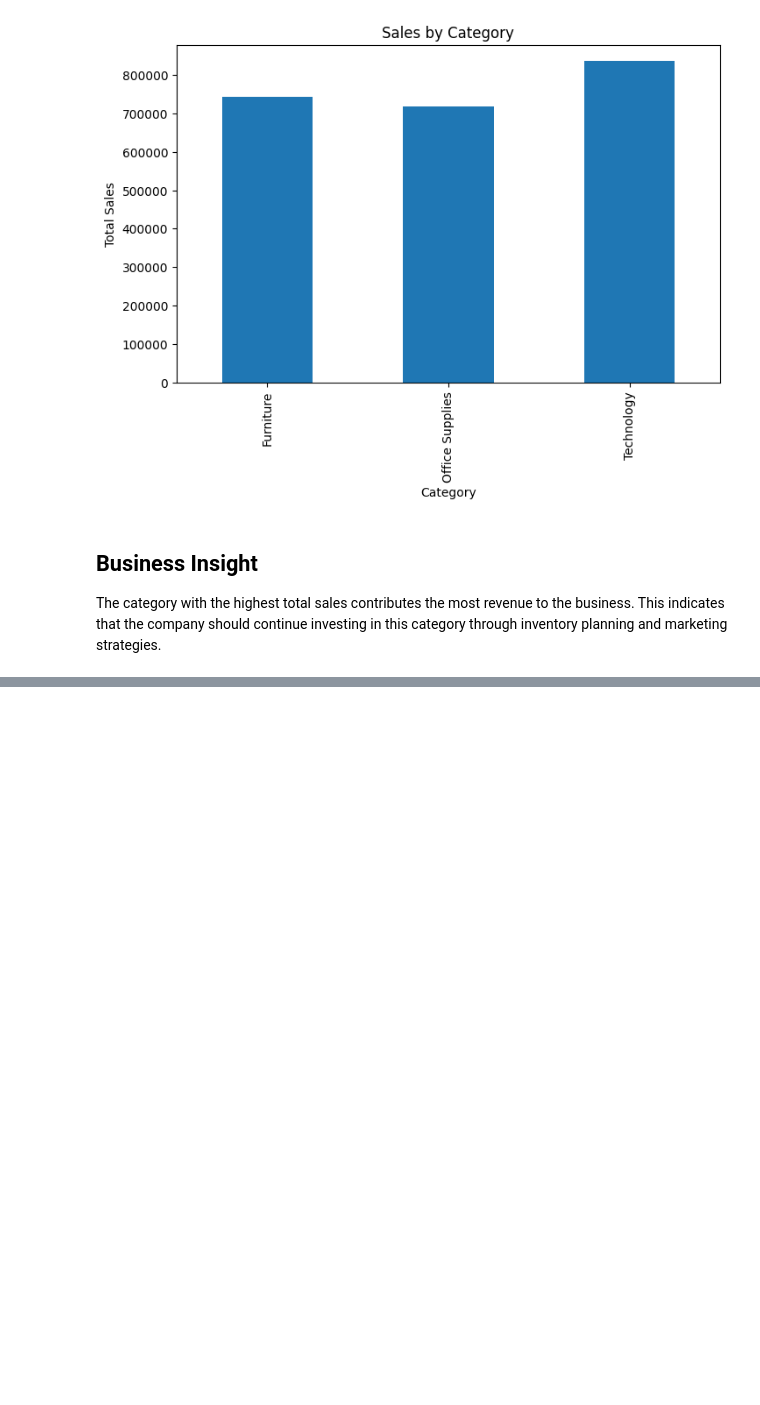
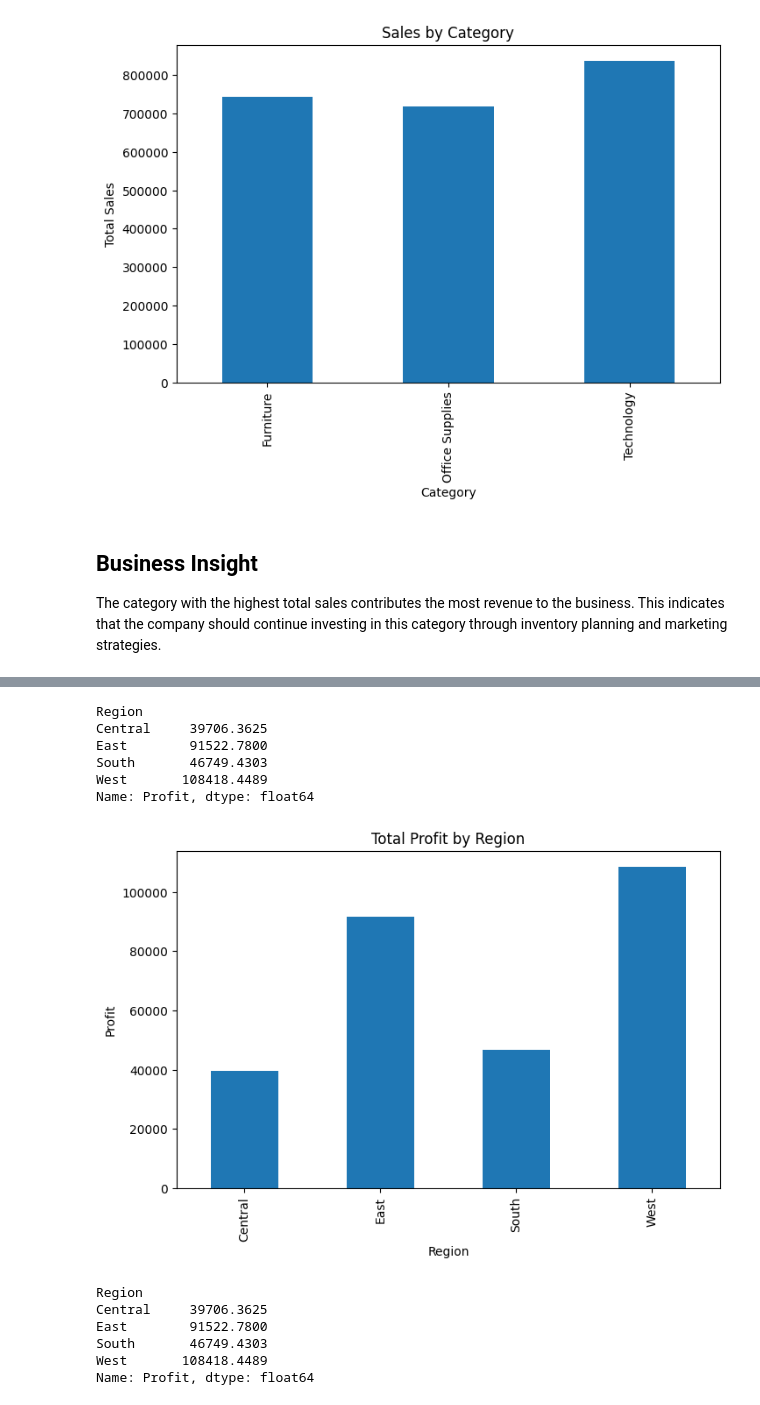
Before and after one commit to Ashutoshaswin16/Retail-Sales-Analytics, a Jupyter notebook: notebooks/02_EDA.ipynb, the cells around one changed output, grey strips where cells are left out. Drawn from its saved outputs; the diff is of its cells as text; code cells hidden in the pictures; blank space fills up the shorter version.

```diff
--- a/notebooks/02_EDA.ipynb
+++ b/notebooks/02_EDA.ipynb
@@ -81,0 +176,35 @@ The category with the highest total sales contributes the most revenue to the bu
+# %%
+profit_region = df.groupby("Region")["Profit"].sum()
+
+print(profit_region)
+# %% [output]
+Region
+Central     39706.3625
+East        91522.7800
+South       46749.4303
+West       108418.4489
+Name: Profit, dtype: float64
+# %%
+profit_region.plot(
+    kind="bar",
+    figsize=(8,5)
+)
+
+plt.title("Total Profit by Region")
+plt.xlabel("Region")
+plt.ylabel("Profit")
+
+plt.show()
+# %% [output]
+[figure, added]
+# %%
+profit_region = df.groupby("Region")["Profit"].sum()
+
+print(profit_region)
+# %% [output]
+Region
+Central     39706.3625
+East        91522.7800
+South       46749.4303
+West       108418.4489
+Name: Profit, dtype: float64
```
Also changed, not shown: parts of 62 cells of this notebook, 5 other files.
